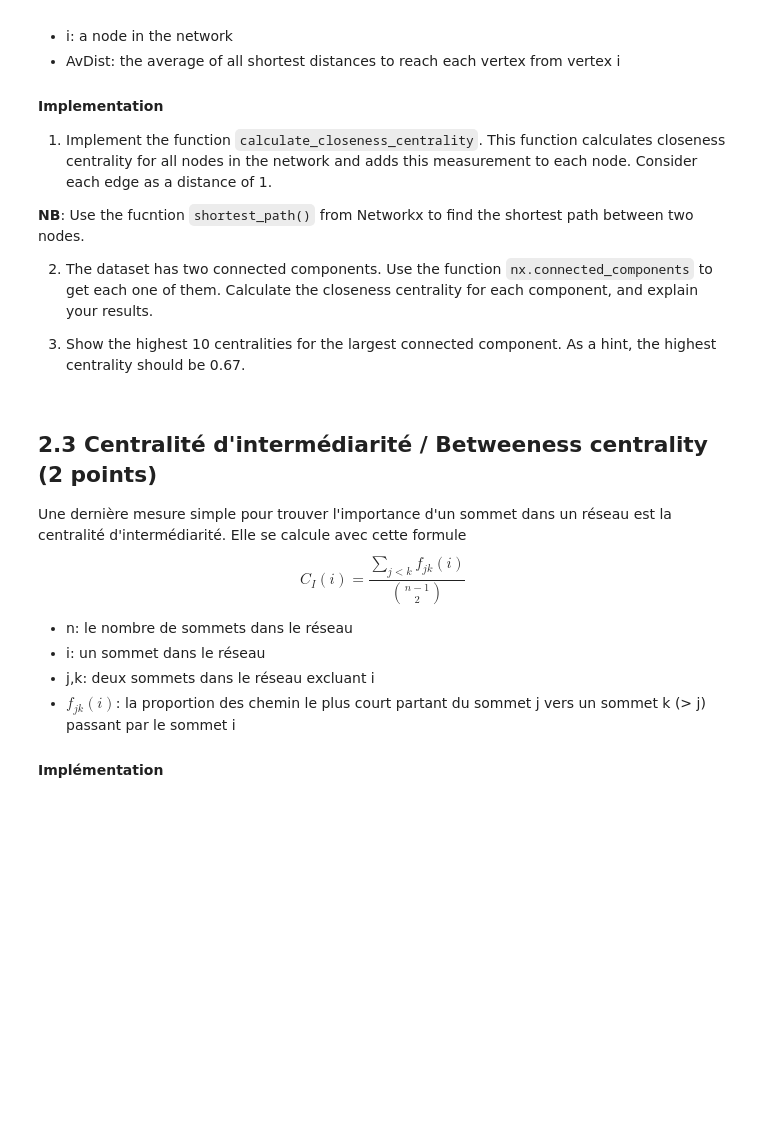
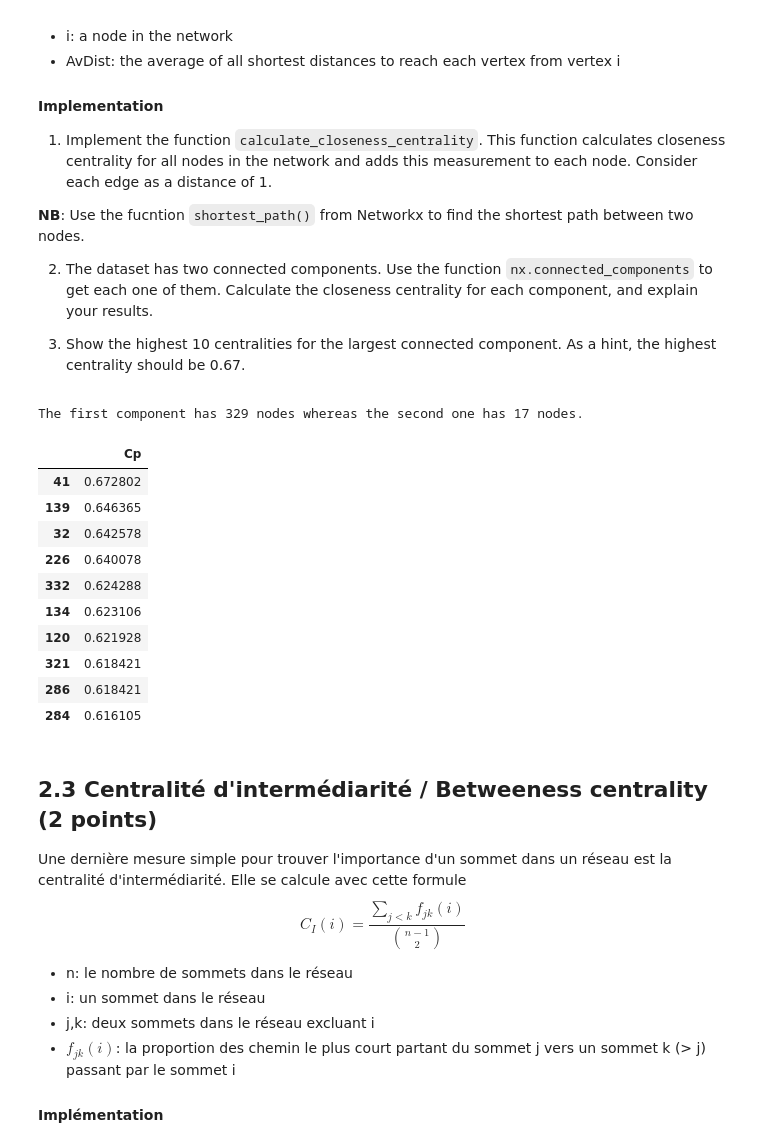
Before and after one commit to marcomudenge/Spark_GCP_Market_Basket_Analysis, a Jupyter notebook: TP3/TP3.ipynb, the cells around one changed output. Cells and saved outputs as stored; diff of their text form; code cells hidden in the pictures; blank space fills up the shorter version.

Commit message:
started part 2

```diff
--- a/TP3/TP3.ipynb
+++ b/TP3/TP3.ipynb
@@ -572,3 +607,39 @@ def calculate_closeness_centrality(social_network):
+# %%
+import statistics
+def calculate_closeness_centrality(social_network):
+    ## TODO
+    for node in list(social_network.nodes):
+        l = list(nx.shortest_path(social_network, node).values())
+        AvDist = sum(map(len, l))/float(len(l)) - 1 # remove 1 because start node counted in the path
+        social_network.nodes[node]['Cp'] = 1 / AvDist
+    return social_network
+# %%
+def get_connected_components(social_network):
+    social_network = load_unweighted_network(social_network)
+    [comp_1, comp_2] = list(nx.connected_components(social_network))
+    comp_1_graph = nx.subgraph(social_network, comp_1)
+    comp_2_graph = nx.subgraph(social_network, comp_2)
+    return comp_1_graph, comp_2_graph
+# %%
+subgraph_0, subgraph_1 = get_connected_components("data/tp-marvel-dataset.csv")
+print(f"The first component has {len(subgraph_0)} nodes whereas the second one has {len(subgraph_1)} nodes.")
+# %% [output]
+The first component has 329 nodes whereas the second one has 17 nodes.
+# %%
+df = pd.DataFrame(dict(calculate_closeness_centrality(subgraph_0).nodes.data())).transpose()
+df.sort_values("Cp", ascending=False).head(10)
+# %% [output]
+|  | Cp |
+| 41 | 0.672802 |
+| 139 | 0.646365 |
+| 32 | 0.642578 |
+| 226 | 0.640078 |
+| 332 | 0.624288 |
+| 134 | 0.623106 |
+| 120 | 0.621928 |
+| 321 | 0.618421 |
+| 286 | 0.618421 |
+| 284 | 0.616105 |
 # %% [markdown]
 ## 2.3 Centralité d'intermédiarité / Betweeness centrality (2 points)
 
```
Also changed, not shown: parts of 8 cells of this notebook.
